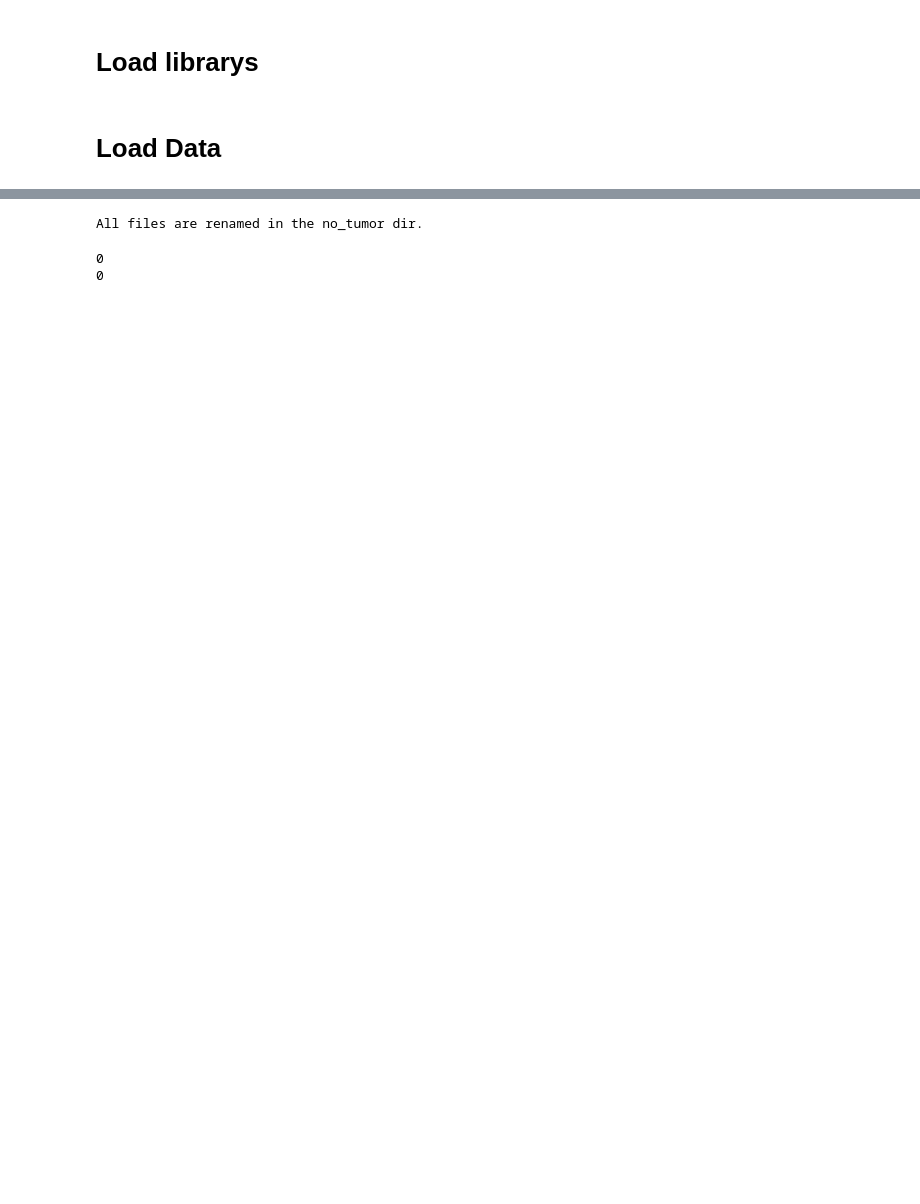
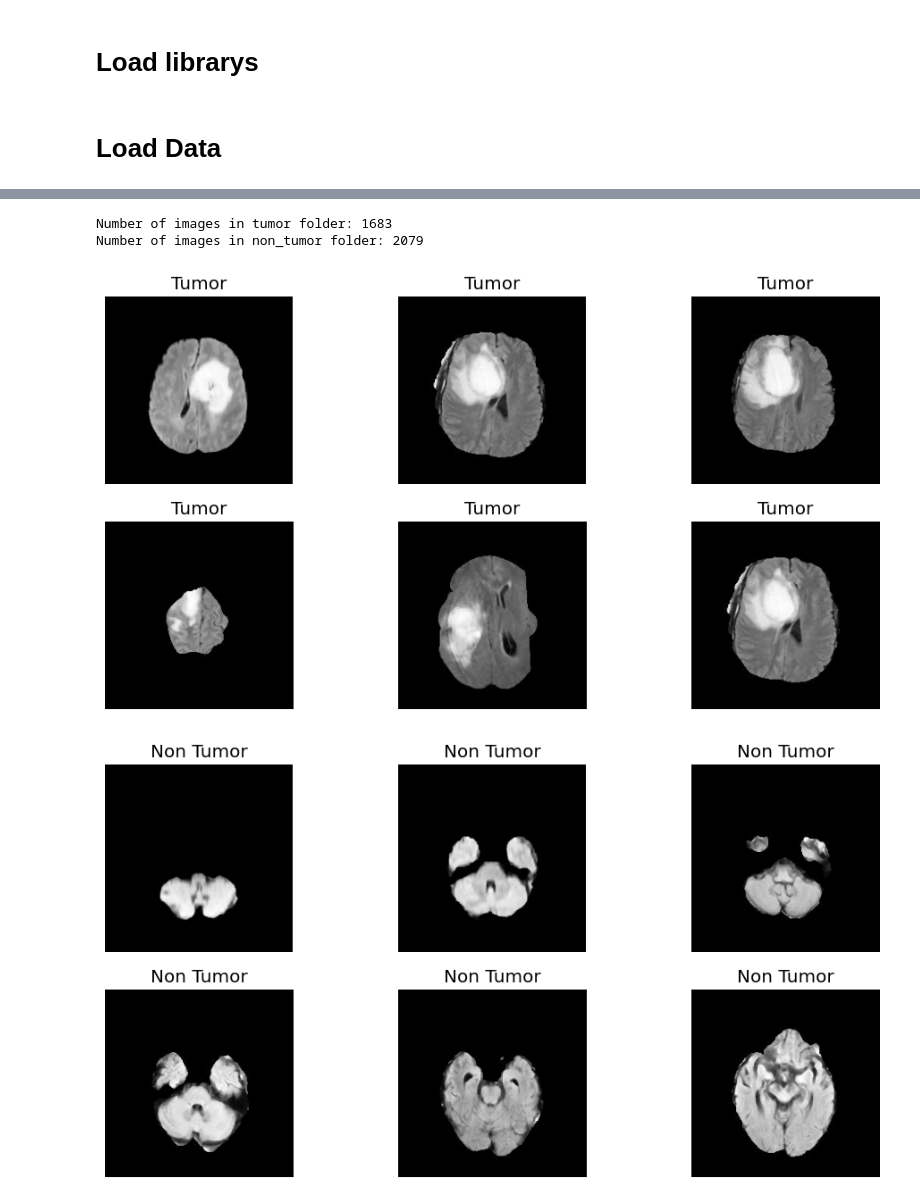
Before and after one commit to grahanoi/classifier_brain_tumor, a Jupyter notebook: main.ipynb, the cells around one changed output, grey strips where cells are left out. Cells and saved outputs as stored; diff of their text form; code cells hidden in the pictures; blank space fills up the shorter version.

```diff
--- a/main.ipynb
+++ b/main.ipynb
@@ -34,23 +24,47 @@ All files are renamed in the tumor dir.
-# %%
-folder = 'C:/VS_Repos/Computer_vision/classifier_brain_tumor/no_tumor'
-count = 1
-
-for filename in os.listdir(folder):
-    source = folder + filename
-    destination = folder + "N_" +str(count)+".jpg"
-    os.rename(source, destination)
-    count+=1
-print("All files are renamed in the no_tumor dir.")
-# %% [output]
-All files are renamed in the no_tumor dir.
-# %%
-listyes = os.listdir("C:/VS_Repos/Computer_vision/classifier_brain_tumor/tumor")
-number_files_yes = len(listyes)
-print(number_files_yes)
-
-listno = os.listdir("C:/VS_Repos/Computer_vision/classifier_brain_tumor/no_tumor")
-number_files_no = len(listno)
-print(number_files_no)
-# %% [output]
-0
-0
+# %%
+label_csv = pd.read_csv('data/Brain Tumor.csv')
+label_csv.head()
+
+image_folder = 'data/Brain Tumor/Brain Tumor'
+
+# Save all the images to a folder named tumor and non_tumor
+tumor_folder = 'data/tumor'
+non_tumor_folder = 'data/non_tumor'
+
+# Create the folders
+os.makedirs(tumor_folder, exist_ok=True)
+os.makedirs(non_tumor_folder, exist_ok=True)
+
+# Copy the images to the folders
+for index, row in label_csv.iterrows():
+    image_path = os.path.join(image_folder, row['Image']+ '.jpg')
+    if row['Class'] == 1:
+        shutil.copy(image_path, tumor_folder)
+    else:
+        shutil.copy(image_path, non_tumor_folder)
+
+# Check the number of images in each folder
+print('Number of images in tumor folder:', len(os.listdir(tumor_folder)))
+print('Number of images in non_tumor folder:', len(os.listdir(non_tumor_folder)))
+
+# Display a few images from each folder
+plt.figure(figsize=(12, 6))
+for i in range(6):
+    plt.subplot(2, 3, i+1)
+    plt.imshow(mpimg.imread(os.path.join(tumor_folder, os.listdir(tumor_folder)[i])))
+    plt.title('Tumor')
+    plt.axis('off')
+plt.show()
+
+plt.figure(figsize=(12, 6))
+for i in range(6):
+    plt.subplot(2, 3, i+1)
+    plt.imshow(mpimg.imread(os.path.join(non_tumor_folder, os.listdir(non_tumor_folder)[i])))
+    plt.title('Non Tumor')
+    plt.axis('off')
+plt.show()
+# %% [output]
+Number of images in tumor folder: 1683
+Number of images in non_tumor folder: 2079
+[figure, added]
+[figure, added]
```
Also changed, not shown: parts of 3 cells of this notebook, 1 other file.
